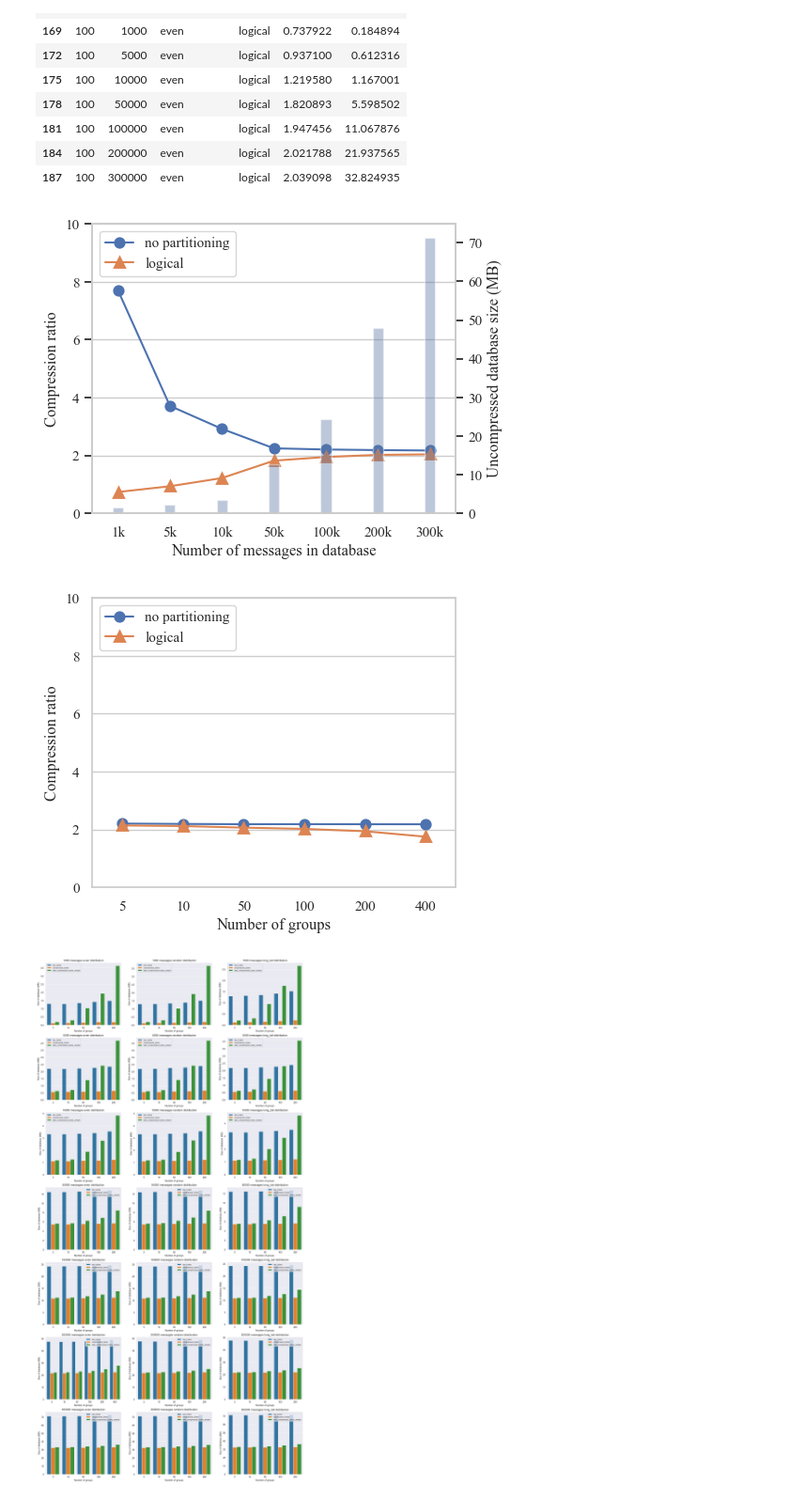
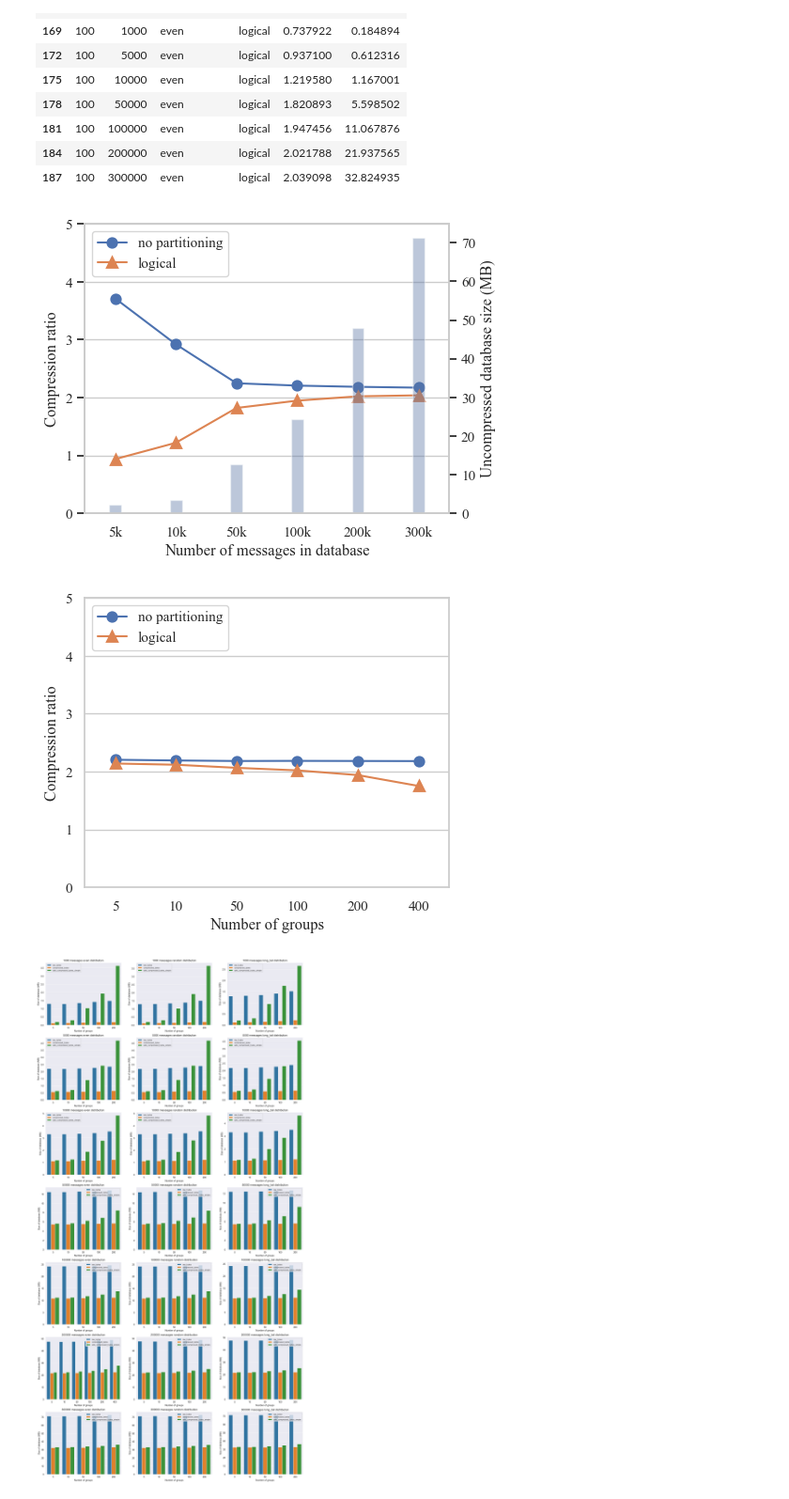
Before and after one commit to AFdrolf/secure-compression-framework-lib, a Jupyter notebook: evaluation/stats/plot_whatsapp_eval.ipynb, the cells around one changed output. Shown at 94% size. Drawn from its saved outputs; the diff is of its cells as text; code cells hidden in the pictures.

Commit message:
Update whatsapp plots to have same y-axis scale

```diff
--- a/evaluation/stats/plot_whatsapp_eval.ipynb
+++ b/evaluation/stats/plot_whatsapp_eval.ipynb
@@ -63,28 +63,28 @@ ndata[(ndata.dist == "even") & (ndata.n == n)]
 # %%
 fig = plt.figure(figsize=(5, 4))
 ax= fig.gca()
 ax2=ax.twinx()
 n = 100
 
 # Uncompressed size
-sns.barplot(data[(data.dist == "even") & (data.n == n)], x="m", y="raw_bytes_mb", ax=ax2, width=0.2, alpha=0.4)
+sns.barplot(data[(data.dist == "even") & (data.n == n) & (data.m > 1000)], x="m", y="raw_bytes_mb", ax=ax2, width=0.2, alpha=0.4)
 ax2.set_ylabel("Uncompressed database size (MB)")
 ax2.grid(False)
 
 # Compression ratio
-sns.pointplot(ndata[(ndata.dist == "even") & (ndata.n == n)], x="m", y="value", hue="variable", markers=["o", "^", "x"], ax=ax)
+sns.pointplot(ndata[(ndata.dist == "even") & (ndata.n == n) & (ndata.m > 1000)], x="m", y="value", hue="variable", markers=["o", "^", "x"], ax=ax)
 for l in ax.lines:
     l.set_linewidth(1.5)
 # ax.set_title(f"Database with messages distributed evenly across {n} groups")
-ax.set_ybound(0, 10)
+ax.set_ybound(0, 5)
 ax.set_xlabel("Number of messages in database")
 ax.set_ylabel("Compression ratio")
 ax.legend(loc="upper left")
 ax.set_xticklabels([f'{int(int(x.get_text())/1000)}k' for x in ax.get_xticklabels()])
 
 fig.savefig("whatsapp_m_plot.png", dpi=300, bbox_inches='tight')
 # %% [output]
-[figure, old version]
+[figure, new version]
 # %%
 fig = plt.figure(figsize=(5, 4))
 ax= fig.gca()
@@ -102,14 +102,14 @@ sns.pointplot(ndata[(ndata.dist == "even") & (ndata.m == m)], x="n", y="value",
 for l in ax.lines:
     l.set_linewidth(1.5)
 # ax.set_title(f"Database with {m} messages distributed evenly across groups")
-ax.set_ybound(0, 10)
+ax.set_ybound(0, 5)
 ax.set_xlabel("Number of groups")
 ax.set_ylabel("Compression ratio")
 ax.legend(loc="upper left")
 
 fig.savefig("whatsapp_n_plot.png", dpi=300, bbox_inches='tight')
 # %% [output]
-[figure, old version]
+[figure, new version]
 # %%
 fig, axes = plt.subplots(data.m.nunique(), data.dist.nunique(), figsize=(20, 40))
 for i, m in enumerate(data.m.unique()):
```
Also changed, not shown: 2 other files.
